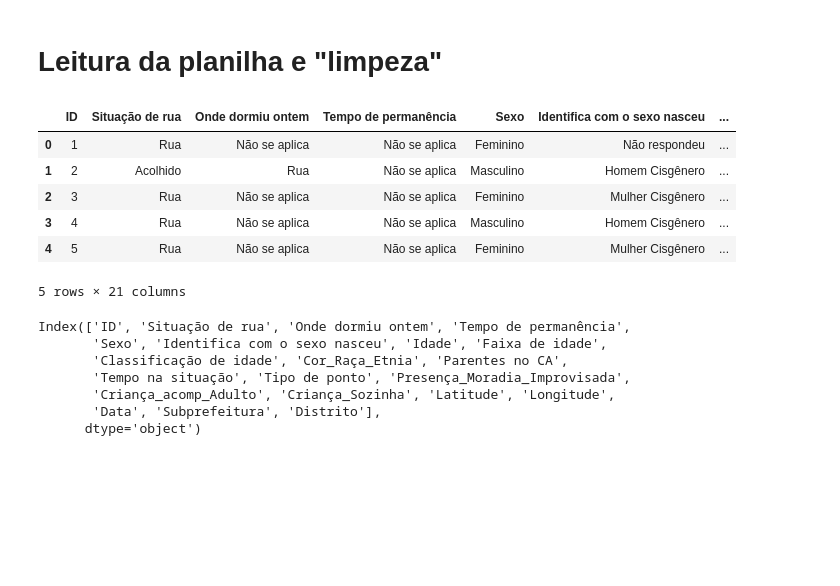
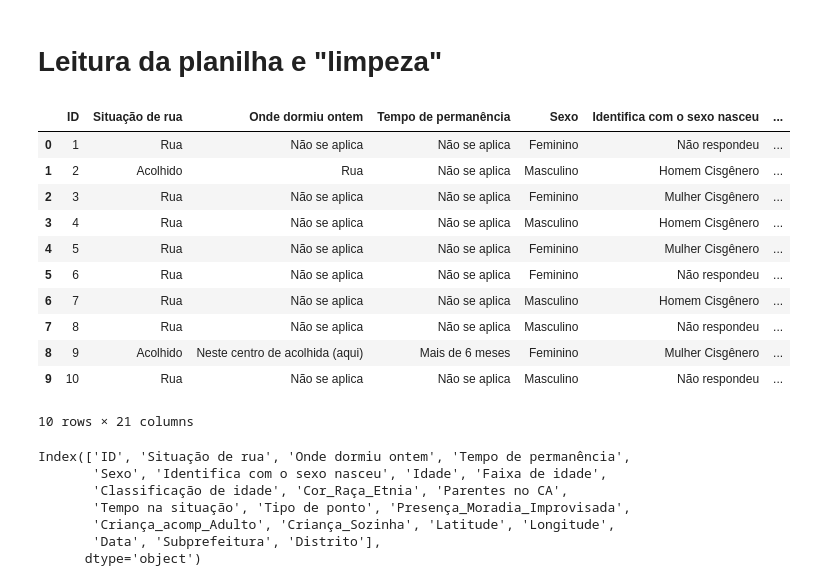
Before and after one commit to wellingtonrs07/Infer-ncia-Planos-de-Sa-de, a Jupyter notebook: Codigo_Henrique/henrique.ipynb, the cells around one changed output. Cells and saved outputs as stored; diff of their text form; code cells hidden in the pictures; blank space fills up the shorter version.

```diff
--- a/Codigo_Henrique/henrique.ipynb
+++ b/Codigo_Henrique/henrique.ipynb
@@ -15,15 +16,20 @@ warnings.simplefilter(action='ignore', category=FutureWarning)
 # Leitura da planilha e "limpeza"
 # %%
 df = pd.read_excel('dados.xlsx')
-df.head(5)
+df.head(10)
 # %% [output]
 |  | ID | Situação de rua | Onde dormiu ontem | Tempo de permanência | Sexo | Identifica com o sexo nasceu | ... |
 | 0 | 1 | Rua | Não se aplica | Não se aplica | Feminino | Não respondeu | ... |
 | 1 | 2 | Acolhido | Rua | Não se aplica | Masculino | Homem Cisgênero | ... |
 | 2 | 3 | Rua | Não se aplica | Não se aplica | Feminino | Mulher Cisgênero | ... |
 | 3 | 4 | Rua | Não se aplica | Não se aplica | Masculino | Homem Cisgênero | ... |
 | 4 | 5 | Rua | Não se aplica | Não se aplica | Feminino | Mulher Cisgênero | ... |
+| 5 | 6 | Rua | Não se aplica | Não se aplica | Feminino | Não respondeu | ... |
+| 6 | 7 | Rua | Não se aplica | Não se aplica | Masculino | Homem Cisgênero | ... |
+| 7 | 8 | Rua | Não se aplica | Não se aplica | Masculino | Não respondeu | ... |
+| 8 | 9 | Acolhido | Neste centro de acolhida (aqui) | Mais de 6 meses | Feminino | Mulher Cisgênero | ... |
+| 9 | 10 | Rua | Não se aplica | Não se aplica | Masculino | Não respondeu | ... |
-5 rows × 21 columns
+10 rows × 21 columns
 # %%
 df.columns
 # %% [output]
```
Also changed, not shown: parts of 2 cells of this notebook, 1 other file.
